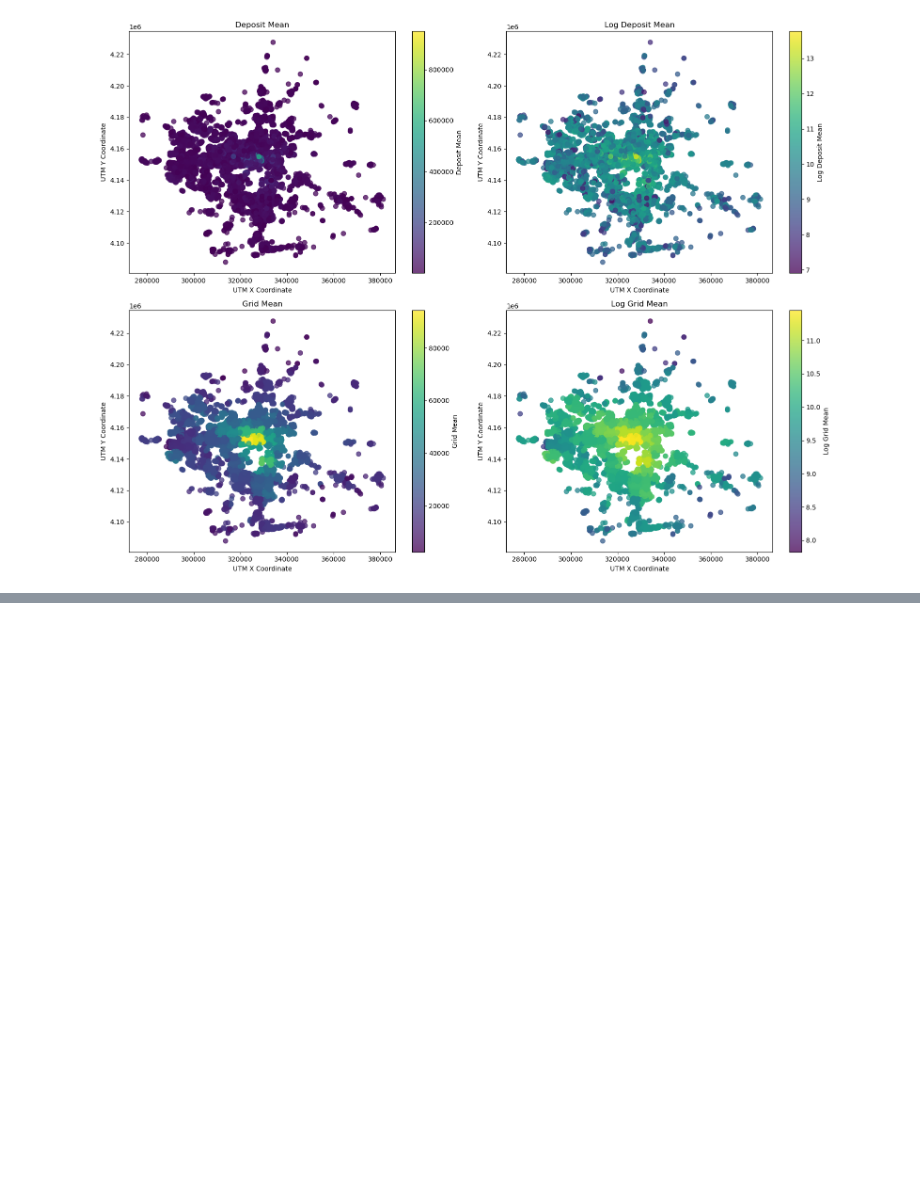
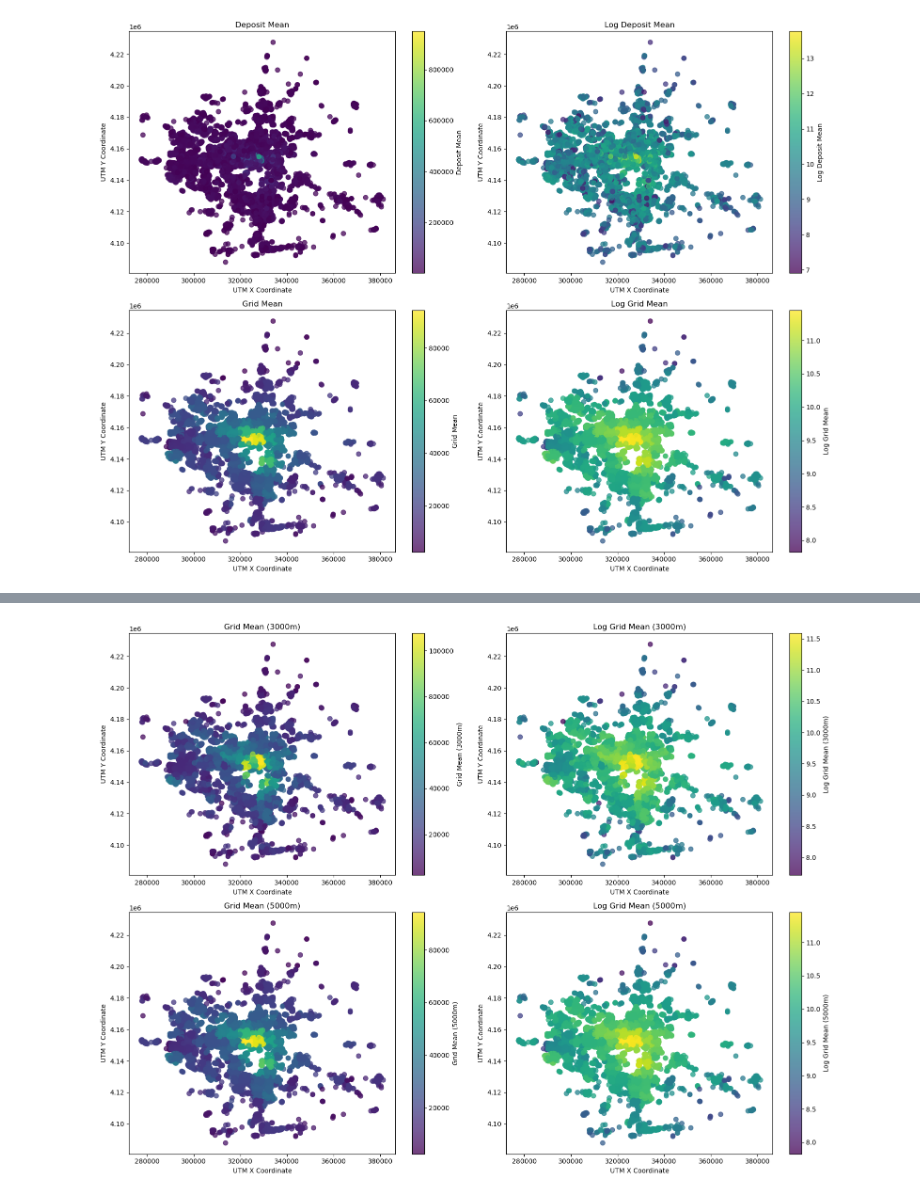
Before and after one commit to boostcampaitech7/level2-competitiveds-recsys-06, a Jupyter notebook: EDA/백우성/EDA_practice3.ipynb, the cells around one changed output, grey strips where cells are left out. Drawn from its saved outputs; the diff is of its cells as text; code cells hidden in the pictures; blank space fills up the shorter version.

```diff
--- a/EDA/백우성/EDA_practice3.ipynb
+++ b/EDA/백우성/EDA_practice3.ipynb
@@ -341,0 +385,2 @@ plt.show()
+# %%
+location_df = df[['latitude','longitude','apt_idx']].groupby(['apt_idx']).mean()
@@ -341,0 +390,6 @@ plt.show()
+# %%
+# 'apt_idx'를 기준으로 'deposit'의 평균을 구함
+deposit_mean = df.groupby('apt_idx')['deposit'].mean().reset_index()
+
+# 'apt_idx'를 기준으로 location_df와 병합하여 평균 deposit 값을 location_df에 추가
+location_df = location_df.merge(deposit_mean, on='apt_idx', how='left')
@@ -341,0 +425,61 @@ plt.show()
+# %%
+# 격자 크기 3000m로 계산
+location_df['grid_x_3000'] = (location_df['utm_x'] // 3000).astype(int)
+location_df['grid_y_3000'] = (location_df['utm_y'] // 3000).astype(int)
+
+# grid_x_3000, grid_y_3000 기준으로 deposit_mean의 평균을 계산
+grid_deposit_mean_3000 = location_df.groupby(['grid_x_3000', 'grid_y_3000'])['deposit'].mean().reset_index()
+
+# 격자 크기 5000m로 계산
+location_df['grid_x_5000'] = (location_df['utm_x'] // 5000).astype(int)
+location_df['grid_y_5000'] = (location_df['utm_y'] // 5000).astype(int)
+
+# grid_x_5000, grid_y_5000 기준으로 deposit_mean의 평균을 계산
+grid_deposit_mean_5000 = location_df.groupby(['grid_x_5000', 'grid_y_5000'])['deposit'].mean().reset_index()
+
+# location_df와 grid_deposit_mean_3000을 병합하여 격자별 평균 전세가를 추가
+merged_df_3000 = pd.merge(location_df, grid_deposit_mean_3000, left_on=['grid_x_3000', 'grid_y_3000'],
+                          right_on=['grid_x_3000', 'grid_y_3000'], how='left', suffixes=('', '_grid_mean_3000'))
+merged_df_3000 = merged_df_3000.rename(columns={'deposit_grid_mean_3000': 'grid_mean_3000'})
+merged_df_3000['log_grid_mean_3000'] = np.log(merged_df_3000['grid_mean_3000'])
+
+# location_df와 grid_deposit_mean_5000을 병합하여 격자별 평균 전세가를 추가
+merged_df_5000 = pd.merge(location_df, grid_deposit_mean_5000, left_on=['grid_x_5000', 'grid_y_5000'],
+                          right_on=['grid_x_5000', 'grid_y_5000'], how='left', suffixes=('', '_grid_mean_5000'))
+merged_df_5000 = merged_df_5000.rename(columns={'deposit_grid_mean_5000': 'grid_mean_5000'})
+merged_df_5000['log_grid_mean_5000'] = np.log(merged_df_5000['grid_mean_5000'])
+
+# 시각화할 컬럼
+columns_to_plot_3000 = ['grid_mean_3000', 'log_grid_mean_3000']
+columns_to_plot_5000 = ['grid_mean_5000', 'log_grid_mean_5000']
+titles_3000 = ['Grid Mean (3000m)', 'Log Grid Mean (3000m)']
+titles_5000 = ['Grid Mean (5000m)', 'Log Grid Mean (5000m)']
+
+# 2x2 그리드로 서브플롯 생성 (격자 크기 3000m과 5000m 비교)
+fig, axs = plt.subplots(2, 2, figsize=(16, 12))
+
+# 격자 3000m 시각화
+for i, col in enumerate(columns_to_plot_3000):
+    row, col_idx = divmod(i, 2)
+    scatter = axs[row, col_idx].scatter(merged_df_3000['utm_x'], merged_df_3000['utm_y'],
+                                        c=merged_df_3000[col], cmap='viridis', s=50, alpha=0.75)
+    axs[row, col_idx].set_title(titles_3000[i])
+    axs[row, col_idx].set_xlabel('UTM X Coordinate')
+    axs[row, col_idx].set_ylabel('UTM Y Coordinate')
+    fig.colorbar(scatter, ax=axs[row, col_idx], label=titles_3000[i])
+
+# 격자 5000m 시각화
+for i, col in enumerate(columns_to_plot_5000):
+    row, col_idx = divmod(i, 2)
+    scatter = axs[row+1, col_idx].scatter(merged_df_5000['utm_x'], merged_df_5000['utm_y'],
+                                          c=merged_df_5000[col], cmap='viridis', s=50, alpha=0.75)
+    axs[row+1, col_idx].set_title(titles_5000[i])
+    axs[row+1, col_idx].set_xlabel('UTM X Coordinate')
+    axs[row+1, col_idx].set_ylabel('UTM Y Coordinate')
+    fig.colorbar(scatter, ax=axs[row+1, col_idx], label=titles_5000[i])
+
+# 그래프 간 레이아웃 조정
+plt.tight_layout()
+plt.show()
+# %% [output]
+[figure, added]
```
Also changed, not shown: parts of 15 cells of this notebook.
